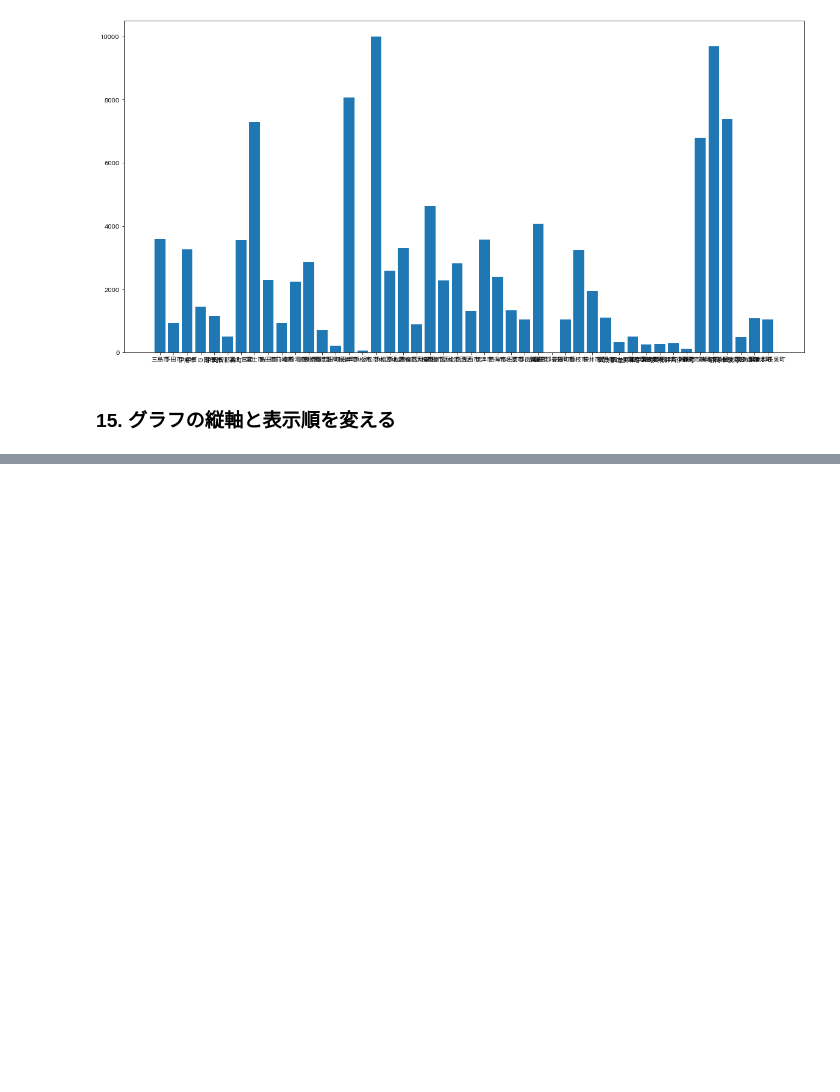
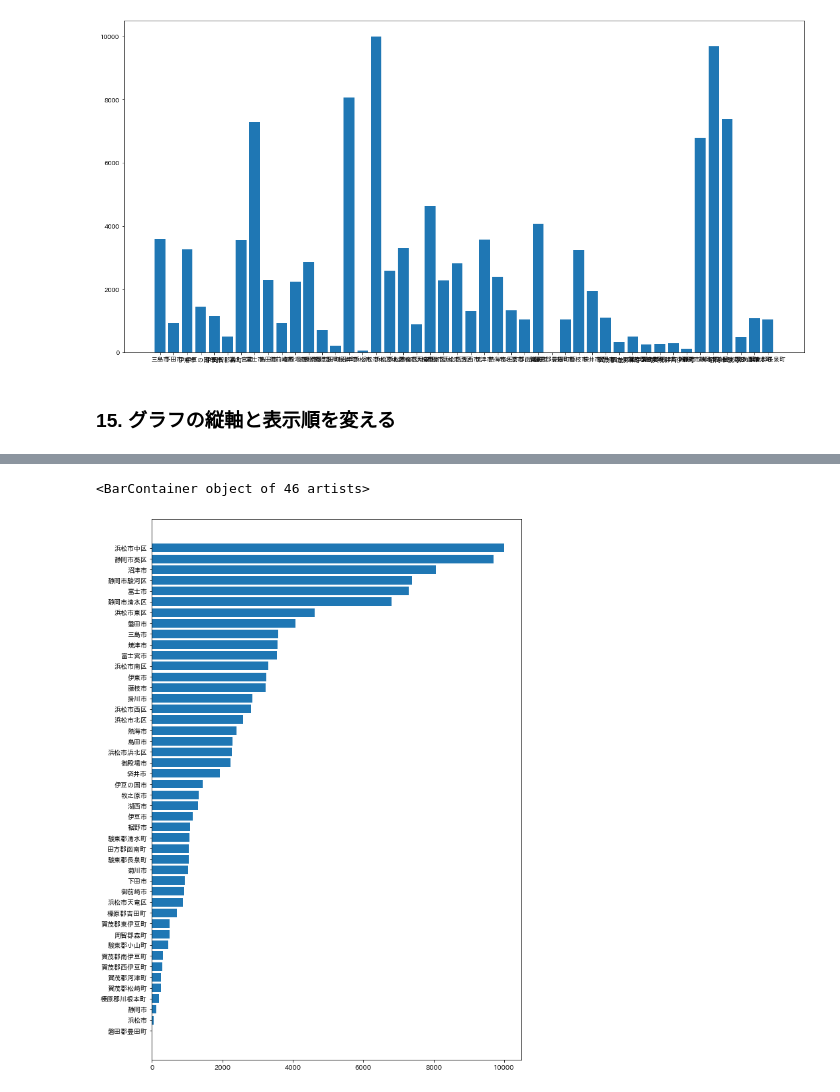
Before and after one commit to nakashi120/100knock-process-visualization, a Jupyter notebook: chapter-1/src/Chap1_nakashi.ipynb, the cells around one changed output, grey strips where cells are left out. Cells and saved outputs as stored; diff of their text form; code cells hidden in the pictures; blank space fills up the shorter version.

```diff
--- a/chapter-1/src/Chap1_nakashi.ipynb
+++ b/chapter-1/src/Chap1_nakashi.ipynb
@@ -819,3 +819,6 @@ plt.bar(x, y)
 [figure]
 # %% [markdown]
 ### 15. グラフの縦軸と表示順を変える
+# %%
+tmp.sort_values(inplace=True, ascending=True)
+tmp
@@ -821,0 +843,8 @@ plt.bar(x, y)
+# %%
+plt.figure(figsize=(10, 15))
+x = tmp.index
+y = tmp.values
+plt.barh(x, y)
+# %% [output]
+<BarContainer object of 46 artists>
+[figure, added]
```
Also changed, not shown: parts of 19 cells of this notebook, 3 other files.
